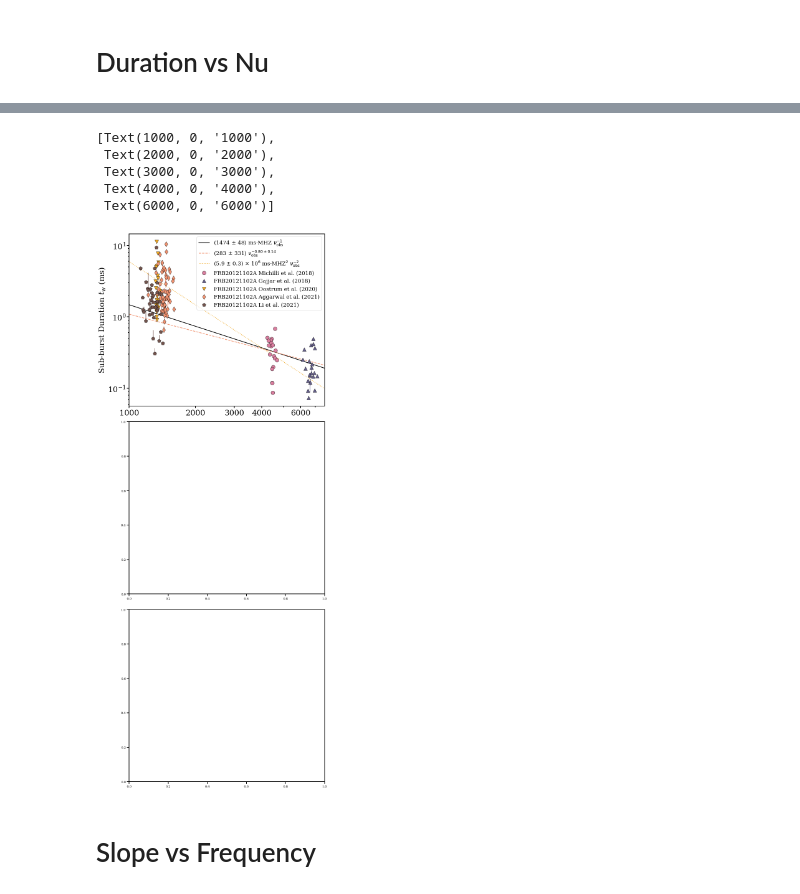
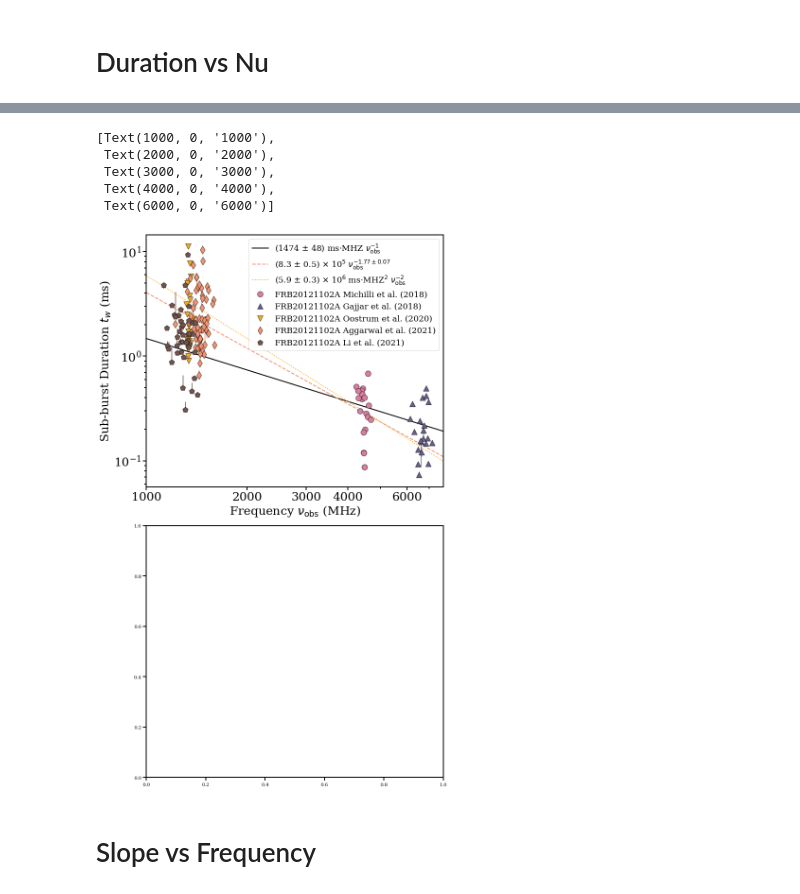
Before and after one commit to mef51/frbgui, a Jupyter notebook: SurveyFRB20121102A/PaperFigures.ipynb, the cells around one changed output, grey strips where cells are left out. Saved outputs shown, nothing was run; the diff lists cells and outputs as text; code cells hidden in the pictures.

Commit message:
combine burst spectra experiment
also update figure code

```diff
--- a/SurveyFRB20121102A/PaperFigures.ipynb
+++ b/SurveyFRB20121102A/PaperFigures.ipynb
@@ -1071,7 +1018,7 @@ def plotframes(frames, x, y, xlabel=None, ylabel=None, labels=labels, markersize
                                     s=markersize, c=color, colorbar=colorbar, colormap=cmap,
                                     xerr=xerrf(frame) if xerrf else None,
                                     yerr=yerrf(frame) if yerrf else None,
-                                    xlabel=xlabel,
+                                    xlabel=xlabel, ylabel=ylabel,
                                     fontsize=fontsize, logy=logscaley, logx=logscalex, marker=mark, edgecolors=edgecolor, lw=1, label=label)
         if not ax:
             ax = tempax
@@ -1091,7 +1038,10 @@ def plotframes(frames, x, y, xlabel=None, ylabel=None, labels=labels, markersize
     ax.legend(hdls, lbls, fontsize='large')
     plt.tight_layout()
     return ax
+
 ######
+def scilabel(num, err):
+    return f'({num/(10**np.floor(np.log10(num))):.1f} $\pm$ {err/(10**np.floor(np.log10(num))):.1f}) $\\times$ 10$^{{{np.floor(np.log10(num)):.0f}}}$'
 # %% [markdown]
 # Slope/NuObs vs Duration (Single Fit)
 # %%
@@ -1189,14 +1161,15 @@ fit.res_var = 0.06, odrfit.res_var = 0.05, odrfit2.res_var = 0.54, odrfit3.res_v
 # Duration vs Nu
 # %%
 # eq. 2 tw = tau_w*nu_0 / nu_obs
+%matplotlib inline
 importlib.reload(driftlaw)
 frames = bakeddata['frames']
 labels = bakeddata['labels']
 from datetime import datetime
 datestr = datetime.now().strftime('%b%d')
-propfigure, propaxs = plt.subplots(3, 1, figsize=(10.5, 25), facecolor='w')
+propfigure, propaxs = plt.subplots(2, 1, figsize=(10.5, 16.5), facecolor='w')
 
-ax = plotframes(frames, 'center_f', 'tau_w_ms', xlabel="", ylabel="Sub-burst Duration $t_{w}$ (ms)", labels=labels,
+ax = plotframes(frames, 'center_f', 'tau_w_ms', xlabel="Frequency $\\nu_{{\mathrm{{obs}}}}$ (MHz)", ylabel="Sub-burst Duration $t_{w}$ (ms)", labels=labels,
                 logscale=[True, True], xerrf=lambda f: f['center_f_err'], yerrf=lambda f: driftlaw.limitedDMrangeerror(f)[0], fontsize=25, ax=propaxs[0])
 alldfs = pd.concat([frame for frame in frames])
 ey = driftlaw.rangeerror(alldfs)[0]
@@ -1210,39 +1183,66 @@ logrecip_p, pcov = scipy.optimize.curve_fit(lambda x, a: a - x, np.log10(alldfs[
 log_p,   pcov = scipy.optimize.curve_fit(lambda x, a, n: a + n*x, np.log10(alldfs['center_f']), np.log10(alldfs['tau_w_ms']), sigma=None, absolute_sigma=False)
 # print(popt, log_p, logrecip_p)
 
+# Ax^-1
 odrmodel = scipy.odr.Model(lambda B, x: B[0]*x**(-1))
 sx = alldfs['center_f_err']
+sy = driftlaw.limitedDMrangeerror_odr(alldfs)[0]
 odrdata = scipy.odr.RealData(alldfs['center_f'], alldfs['tau_w_ms'], sx=sx, sy=driftlaw.limitedDMrangeerror_odr(alldfs)[0])
-odrjob = scipy.odr.ODR(odrdata, odrmodel, beta0=[3, -1])
+# odrdata = scipy.odr.RealData(alldfs['center_f']/np.max(alldfs['center_f']),
+#                              alldfs['tau_w_ms']/np.max(alldfs['tau_w_ms']),
+#                              sx=sx/np.max(sx),
+#                              sy=sy/np.max(sy))
+odrjob = scipy.odr.ODR(odrdata, odrmodel, beta0=[3])
 odrjob.set_job(fit_type=0)
 odrrecip = odrjob.run()
-ax.plot(x, (odrrecip.beta[0]*x**odrrecip.beta[1]), 'k', linestyle='-', lw=2, label=f'({odrrecip.beta[0]:.0f} $\pm$ {odrrecip.sd_beta[0]:.0f}) ms$\cdot$MHZ $\\nu_{{\mathrm{{obs}}}}^{{-1}}$', zorder=zorder)
+odrrecip.pprint()
+# prefac = (np.max(alldfs['tau_w_ms'])/(np.max(alldfs['center_f'])**(-1)))
+ax.plot(x,
+        (odrrecip.beta[0]*x**(-1)),
+        'k', linestyle='-', lw=2,
+        label=f'({odrrecip.beta[0]:.0f} $\pm$ {odrrecip.sd_beta[0]:.0f}) ms$\cdot$MHZ $\\nu_{{\mathrm{{obs}}}}^{{-1}}$',
+        zorder=zorder)
 print(f"{odrrecip.res_var = } {odrrecip.beta[0]}")
 
+# Ax^n
 odrmodel = scipy.odr.Model(lambda B, x: B[0]*x**B[1])
 sx = alldfs['center_f_err']
-odrdata = scipy.odr.RealData(alldfs['center_f'], alldfs['tau_w_ms'], sx=sx, sy=driftlaw.limitedDMrangeerror_odr(alldfs)[0])
-odrjob = scipy.odr.ODR(odrdata, odrmodel, beta0=[3, -1])
+# odrdata = scipy.odr.RealData(alldfs['center_f'], alldfs['tau_w_ms'], sx=sx, sy=sy)
+odrdata = scipy.odr.RealData(alldfs['center_f']/np.max(alldfs['center_f']),
+                             alldfs['tau_w_ms']/np.max(alldfs['tau_w_ms']),
+                             sx=sx/np.max(sx),
+                             sy=sy/np.max(sy))
+odrjob = scipy.odr.ODR(odrdata, odrmodel, beta0=[1e-5, -1], maxit=100)
 odrjob.set_job(fit_type=0)
 odrfit = odrjob.run()
-ax.plot(x, (odrfit.beta[0]*x**odrfit.beta[1]), tagColors[3], linestyle='--', lw=2, label=f'({odrfit.beta[0]:.0f} $\pm$ {odrfit.sd_beta[0]:.0f}) $\\nu_{{\mathrm{{obs}}}}^{{{odrfit.beta[1]:.2f} \pm {odrfit.sd_beta[1]:.2f}}}$', zorder=zorder)
-print(f"{odrfit.res_var = } {odrfit.beta[0]}")
+odrfit.pprint()
+prefac = (np.max(alldfs['tau_w_ms'])/(np.max(alldfs['center_f'])**odrfit.beta[1]))
+ax.plot(x,
+        (prefac*odrfit.beta[0]*x**odrfit.beta[1]),
+        tagColors[3], linestyle='--', lw=2,
+        label=f'{scilabel(prefac*odrfit.beta[0], prefac*odrfit.sd_beta[0])} $\\nu_{{\mathrm{{obs}}}}^{{{odrfit.beta[1]:.2f} \pm {odrfit.sd_beta[1]:.2f}}}$',
+        zorder=zorder)
+# print(f"{odrfit.res_var = } {odrfit.beta[0]}")
 
 index = -2
 odrmodel = scipy.odr.Model(lambda B, x: B[0]*x**(index))
 odrdata = scipy.odr.RealData(alldfs['center_f'], alldfs['tau_w_ms'], sx=sx, sy=driftlaw.limitedDMrangeerror_odr(alldfs)[0])
+# odrdata = scipy.odr.RealData(alldfs['center_f']/np.max(alldfs['center_f']),
+#                              alldfs['tau_w_ms']/np.max(alldfs['tau_w_ms']),
+#                              sx=sx/np.max(sx),
+#                              sy=sy/np.max(sy))
 odrjob = scipy.odr.ODR(odrdata, odrmodel, beta0=[3, index])
 odrjob.set_job(fit_type=0)
 odrbcheck = odrjob.run()
+odrbcheck.pprint()
+# prefac = (np.max(alldfs['tau_w_ms'])/(np.max(alldfs['center_f'])**odrbcheck.beta[1]))
 arr1 = odrbcheck
-def scilabel(num, err):
-    return f'({num/(10**np.floor(np.log10(num))):.1f} $\pm$ {err/(10**np.floor(np.log10(num))):.1f}) $\\times$ 10$^{{{np.floor(np.log10(num)):.0f}}}$'
 # print(f'({odrbcheck.beta[0]/(10**np.floor(np.log10(odrbcheck.beta[0]))+1):.1f} $\pm$ {odrbcheck.sd_beta[0]:.1e} ms$\cdot$MHZ$^2$)')
 # print(odrbcheck.beta[0], np.floor(np.log10(odrbcheck.beta[0])))
 ax.plot(x, (odrbcheck.beta[0]*x**odrbcheck.beta[1]), tagColors[2], linestyle=':', lw=2,
         label=f'{scilabel(odrbcheck.beta[0], odrbcheck.sd_beta[0])} ms$\cdot$MHZ$^2$ $\\nu_{{\mathrm{{obs}}}}^{{{index}}}$', zorder=zorder)
         # label=f'({odrbcheck.beta[0]:.1e} $\pm$ {odrbcheck.sd_beta[0]:.1e} ms$\cdot$MHZ$^2$) $\\nu_{{\mathrm{{obs}}}}^{{{index}}}$', zorder=zorder)
-print(f"{odrbcheck.res_var = } {odrbcheck.beta[0]}")
+# print(f"{odrbcheck.res_var = } {odrbcheck.beta[0]}")
 
 index = -2.5
 odrmodel = scipy.odr.Model(lambda B, x: B[0]*x**(index))
@@ -1252,7 +1252,7 @@ odrjob.set_job(fit_type=0)
 odrbcheck = odrjob.run()
 arr2 = odrbcheck
 # ax.plot(x, (odrbcheck.beta[0]*x**odrbcheck.beta[1]), tagColors[4], linestyle='--', lw=2, label=f'({odrbcheck.beta[0]:.1e} $\pm$ {odrbcheck.sd_beta[0]:.1e}) $\\nu^{{{index}}}$', zorder=zorder)
-print(f"{odrbcheck.res_var = } {odrbcheck.beta[0]}")
+# print(f"{odrbcheck.res_var = } {odrbcheck.beta[0]}")
 
 # ax.fill_between(x, (arr1.beta[0]*x**arr1.beta[1]), (arr2.beta[0]*x**arr2.beta[1]), alpha=0.4, zorder=-3, label='$\\nu^{-2}$ to $\\nu^{-2.5}$')
 # ax.plot(x, (10**log_p[0])*x**log_p[1], 'g', linestyle='--', lw=2, label=f'${(10**log_p[0]):.0f} x^{{{log_p[1]:.3f}}}$', zorder=zorder)
@@ -1260,7 +1260,12 @@ print(f"{odrbcheck.res_var = } {odrbcheck.beta[0]}")
 # ax.plot(x, (popt[0]*x**popt[1]), 'k', linestyle='--', lw=2, label=f'{popt[0]:.2f} x$^{{{popt[1]:.4f}}}$', zorder=zorder)
 # ax.plot(x, (precip[0]*x**-1), 'c', linestyle='--', lw=2, label=f'{precip[0]:.2f} x$^{{-1}}$', zorder=zorder)
 
-ax.legend(fontsize='xx-large')
+handles, labels = ax.get_legend_handles_labels()
+order = [5,6,7,0,1,2,3,4]
+ax.legend([handles[idx] for idx in order],[labels[idx] for idx in order], fontsize='xx-large')
+
+# ax.legend(fontsize='xx-large')
+
 ax.set_xlim(1000, 7700)
 xticks = [1000, 2000, 3000, 4000, 6000]
 ax.set_xticks(xticks)
@@ -1275,9 +1293,9 @@ odrbcheck.res_var = 10427.008118758458 308886344.4416727
 [Text(1000, 0, '1000'),
  Text(2000, 0, '2000'),
  Text(3000, 0, '3000'),
  Text(4000, 0, '4000'),
  Text(6000, 0, '6000')]
-[figure, old version]
+[figure, new version]
 # %% [markdown]
 # Slope vs Frequency
 # %%
```
Also changed, not shown: parts of 16 cells of this notebook.
